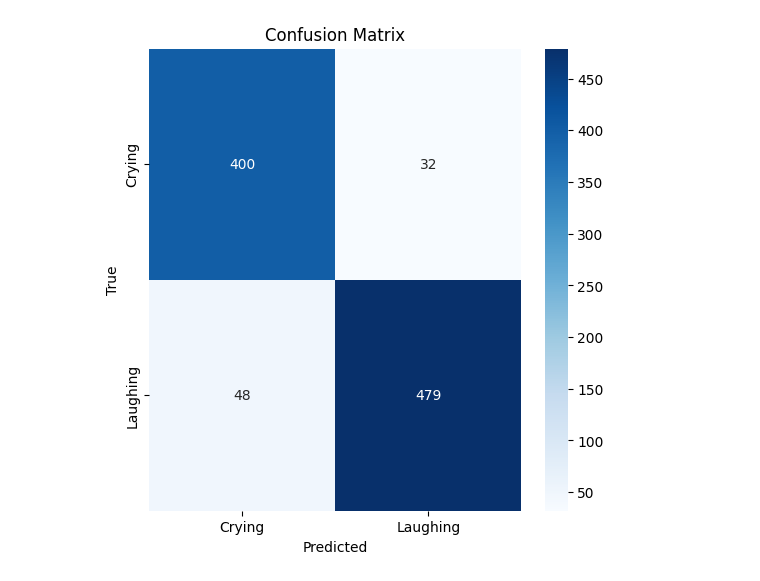
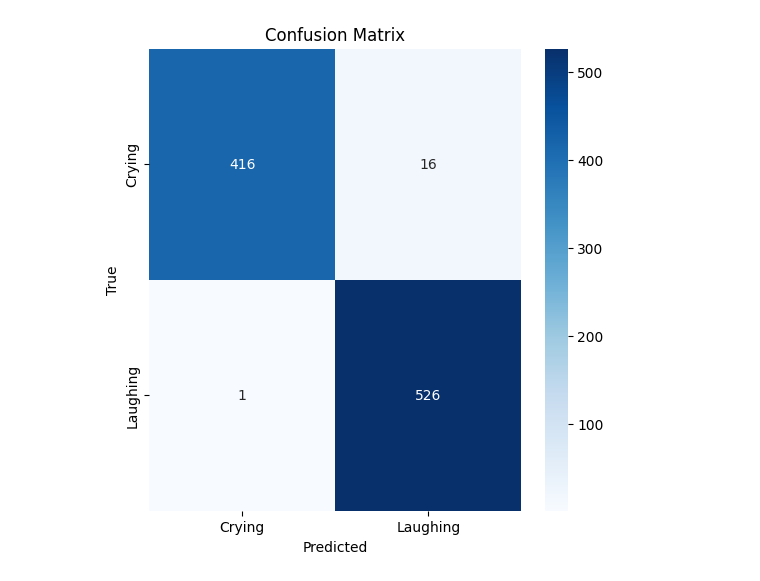
Before and after one commit to YassineAmrir/voice_recognition, a Jupyter notebook: Tensorflow.ipynb, the cells around one changed output. Drawn from its saved outputs; the diff is of its cells as text; code cells hidden in the pictures.

```diff
--- a/Tensorflow.ipynb
+++ b/Tensorflow.ipynb
@@ -184,0 +102,7 @@ weighted avg       0.92      0.92      0.92       959
+# %%
+# Train the model
+rf_model = RandomForestClassifier(n_estimators=100, random_state=42)
+scaler = StandardScaler()
+
+X_train_scaled = scaler.fit_transform(X_train)
+rf_model.fit(X_train_scaled, y_train)
@@ -184,0 +132,5 @@ weighted avg       0.92      0.92      0.92       959
+# %%
+# Test predictions
+y_test_pred = rf_model.predict(X_test_scaled)
+print("\nTest Accuracy:", accuracy_score(y_test, y_test_pred))
+print("\nClassification Report for Test Set:\n", classification_report(y_test, y_test_pred))
@@ -185,11 +149,11 @@ weighted avg       0.92      0.92      0.92       959
 # %%
 # Confusion Matrix
-cm = confusion_matrix(y_test, y_pred)
-plt.figure(figsize=(6,6))
+cm = confusion_matrix(y_test, y_test_pred)
+plt.figure(figsize=(6, 6))
 sns.heatmap(cm, annot=True, fmt='d', cmap='Blues', xticklabels=['Crying', 'Laughing'], yticklabels=['Crying', 'Laughing'])
 plt.xlabel('Predicted')
 plt.ylabel('True')
 plt.title('Confusion Matrix')
 plt.show()
 # %% [output]
-[figure, old version]
+[figure, new version]
```
Also changed, not shown: parts of 18 cells of this notebook, 17 other files.
